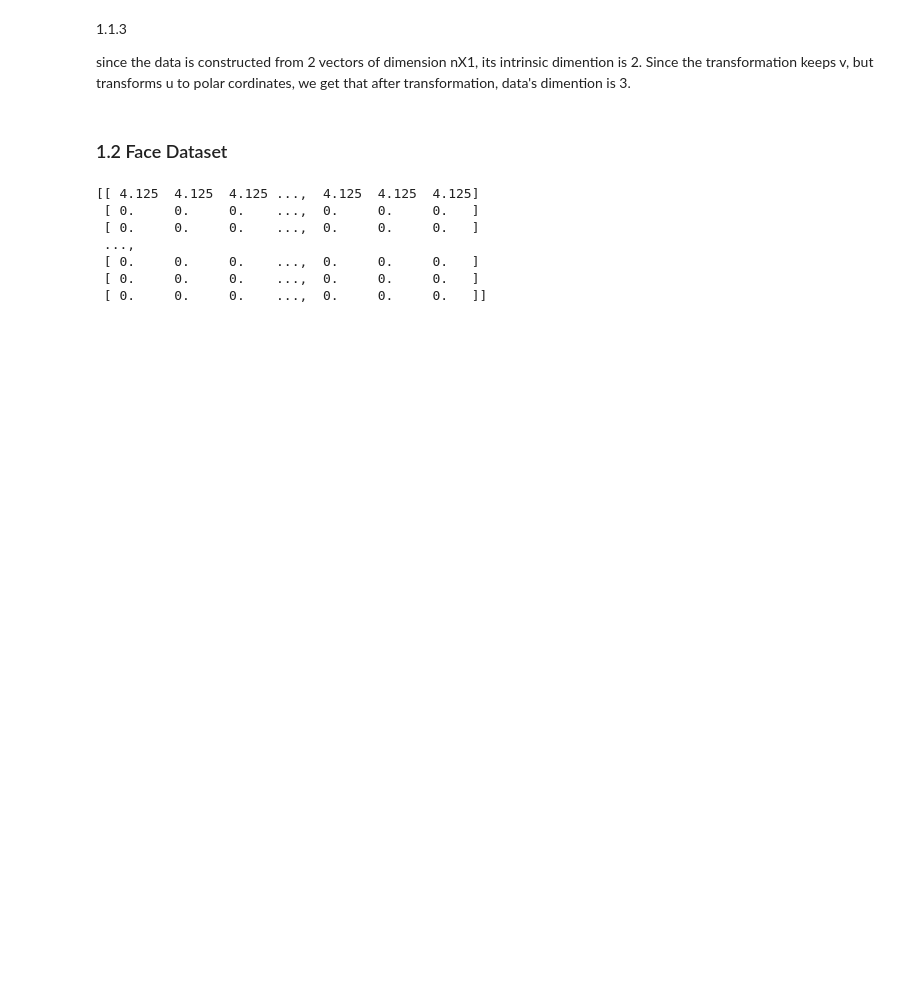
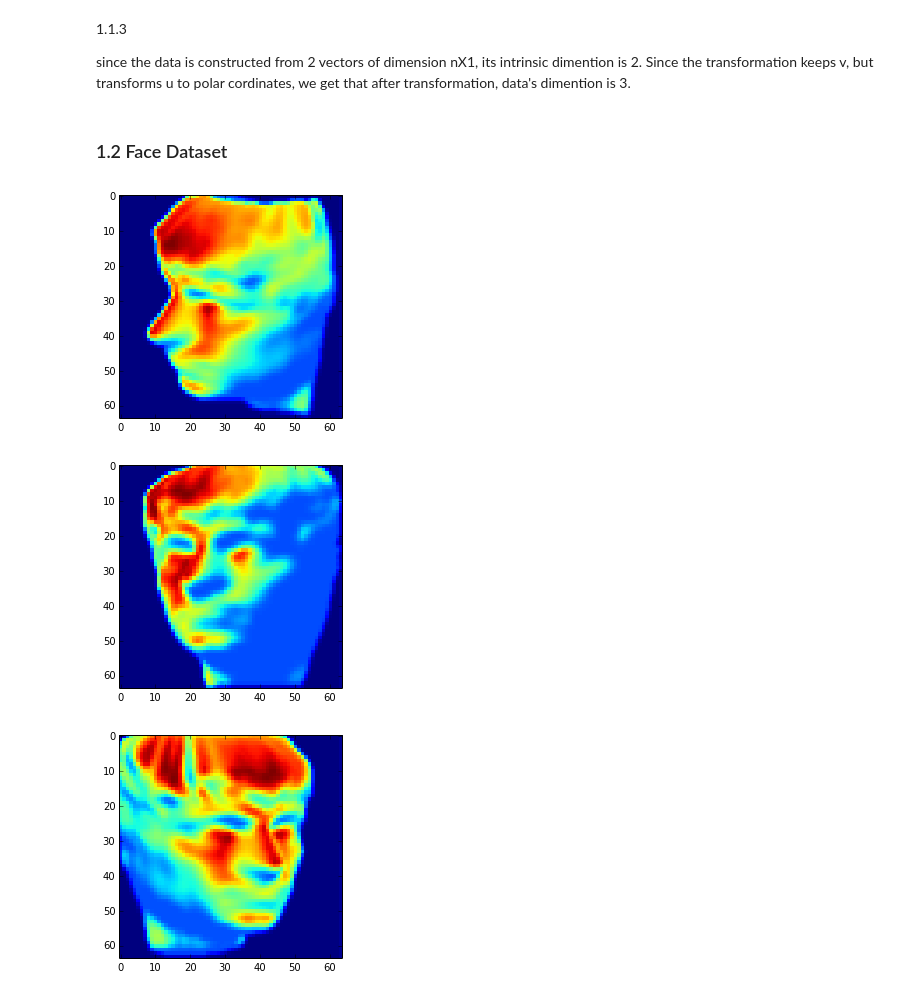
Before and after one commit to Yaminbens/ANAM_project, a Jupyter notebook: project Q1.ipynb, the cells around one changed output. Saved outputs shown, nothing was run; the diff lists cells and outputs as text; code cells hidden in the pictures; blank space fills up the shorter version.

```diff
--- a/project Q1.ipynb
+++ b/project Q1.ipynb
@@ -38,31 +51,28 @@ plt.show()
 since the data is constructed from 2 vectors of dimension nX1, its intrinsic dimention is 2. Since the transformation keeps v, but transforms u to polar cordinates, we get that after transformation, data's dimention is 3.
 # %% [markdown]
 ### 1.2 Face Dataset
-# %%
-import numpy as np
-import matplotlib.pyplot as plt
-import scipy.io as sio
-import matplotlib.image as mpimg
-from PIL import Image
-# %PIL inline
-
-
-data = sio.loadmat('./face_data.mat')
-images = data['images']
-#print(np.shape(images)) #64X64X698 = 698 images
-# images.T
-# imgplot = plt.imshow(images.T[0])
-imm = np.reshape(images.T[180],(64,64))*255
-imm.shape
-print(imm)
-img = Image.fromarray(imm)
-# # img.save('my.png')
-img.show()
-# %% [output]
-[[ 4.125  4.125  4.125 ...,  4.125  4.125  4.125]
- [ 0.     0.     0.    ...,  0.     0.     0.   ]
- [ 0.     0.     0.    ...,  0.     0.     0.   ]
- ...,
- [ 0.     0.     0.    ...,  0.     0.     0.   ]
- [ 0.     0.     0.    ...,  0.     0.     0.   ]
- [ 0.     0.     0.    ...,  0.     0.     0.   ]]
+# %%
+import numpy as np
+import matplotlib.pyplot as plt
+import scipy.io as sio
+
+%matplotlib inline
+
+data = sio.loadmat('./face_data.mat')
+images = data['images']
+
+imm1 = np.rot90(np.reshape(images.T[5],(64,64))*255,k=3)
+plt.imshow(imm1, interpolation='nearest')
+plt.show()
+
+imm2 = np.rot90(np.reshape(images.T[1],(64,64))*255,k=3)
+plt.imshow(imm2, interpolation='nearest')
+plt.show()
+
+imm3 = np.rot90(np.reshape(images.T[2],(64,64))*255,k=3)
+plt.imshow(imm3, interpolation='nearest')
+plt.show()
+# %% [output]
+[figure, added]
+[figure, added]
+[figure, added]
```
Also changed, not shown: parts of 1 cell of this notebook.
